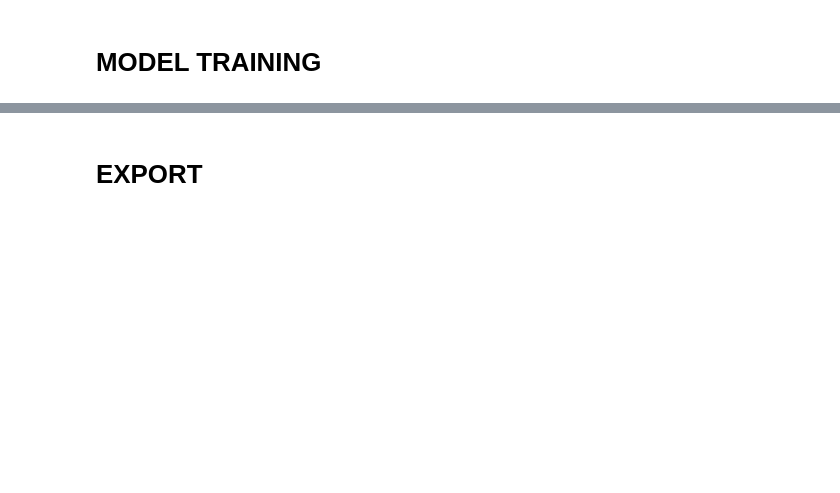
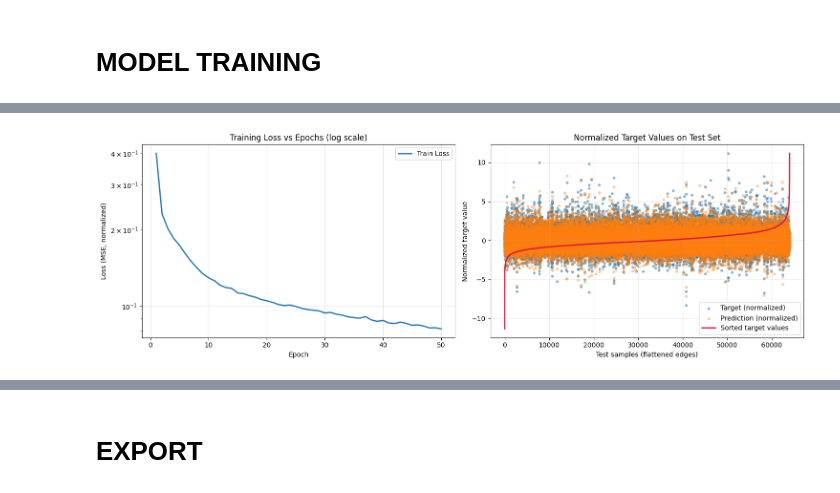
Before and after one commit to Jasp3r16/thesis_generative_timber, a Jupyter notebook: c21_surrogate_model_training.ipynb, the cells around one changed output, grey strips where cells are left out. Saved outputs shown, nothing was run; the diff lists cells and outputs as text; code cells hidden in the pictures; blank space fills up the shorter version.

Commit message:
surrogate model training update met extra precisie en extra visuals for loss graphing

```diff
--- a/c21_surrogate_model_training.ipynb
+++ b/c21_surrogate_model_training.ipynb
@@ -22,7 +22,7 @@ print(f"Actieve dataset: {CSV_FILE}")
 # ============================================
 # WORKFLOW TOGGLE: Train from scratch OR use pre-trained model
 # ============================================
-USE_PRETRAINED = True  # Set to True to load a pre-trained model instead of training
+USE_PRETRAINED = False  # Set to True to load a pre-trained model instead of training
 PRETRAINED_MODEL_PREFIX = "data_4_0000"  # Change this to match your pre-trained model filename
 
 # Training runtime options (only used if USE_PRETRAINED=False)
@@ -246,6 +246,10 @@ TrussEdgeGNN(
 # %%
 from sklearn.metrics import r2_score
 import time
+
+# Initialize history containers so plotting works in both modes
+epoch_history = []
+train_loss_history = []
 
 # Skip training if using pre-trained model
 if USE_PRETRAINED:
@@ -263,7 +267,7 @@ else:
     # Mean Squared Error (MSE) is de standaard voor regressie (het voorspellen van continue getallen)
     criterion = torch.nn.MSELoss()
 
-    EPOCHS = 100
+    EPOCHS = 50
     # EPOCHS = 1000  # Voor langere training (pas aan op basis van je tijdslimiet)
     EVAL_EVERY = 10
     train_start_time = time.time()
@@ -309,6 +313,8 @@ else:
             total_loss += loss.item() * batch.num_graphs
 
         avg_train_loss = total_loss / len(train_dataset)
+        epoch_history.append(epoch + 1)
+        train_loss_history.append(avg_train_loss)
 
         # ==========================================
         # 3. DE EVALUATIE LOOP (Elke EVAL_EVERY epochs)
@@ -342,0 +359,77 @@ else:
+# %%
+# TRAINING VISUALS: Loss curve + normalized target distribution on test set
+import matplotlib.pyplot as plt
+import numpy as np
+import torch
+
+# Graceful fallbacks when cell is run in a fresh kernel
+epoch_history_local = globals().get("epoch_history", [])
+train_loss_history_local = globals().get("train_loss_history", [])
+
+fig, axes = plt.subplots(1, 2, figsize=(15, 5))
+
+# 1) Loss vs Epochs (log scale for readability)
+ax = axes[0]
+if len(epoch_history_local) > 0 and len(train_loss_history_local) > 0:
+    ax.plot(epoch_history_local, train_loss_history_local, color='tab:blue', linewidth=2, label='Train Loss')
+    ax.set_yscale('log')
+    ax.set_title('Training Loss vs Epochs (log scale)')
+    ax.set_xlabel('Epoch')
+    ax.set_ylabel('Loss (MSE, normalized)')
+    ax.grid(True, alpha=0.3)
+    ax.legend()
+else:
+    ax.text(0.5, 0.5, 'No training history in memory\nRun training cell first', ha='center', va='center')
+    ax.set_title('Training Loss vs Epochs')
+    ax.set_xlabel('Epoch')
+    ax.set_ylabel('Loss (MSE, normalized)')
+    ax.grid(True, alpha=0.3)
+
+# 2) Normalized target values vs test sample index + sorted target line
+required = ['model', 'test_loader', 'device']
+if all(name in globals() for name in required):
+    model.eval()
+    all_test_targets_scaled = []
+    all_test_preds_scaled = []
+
+    with torch.no_grad():
+        for batch in test_loader:
+            batch = batch.to(device, non_blocking=True)
+            out = model(batch.x, batch.edge_index)
+            all_test_targets_scaled.append(batch.y_edge.detach().cpu().numpy().reshape(-1))
+            all_test_preds_scaled.append(out.detach().cpu().numpy().reshape(-1))
+
+    if len(all_test_targets_scaled) > 0:
+        target_values = np.concatenate(all_test_targets_scaled)
+        pred_values = np.concatenate(all_test_preds_scaled)
+        sample_idx = np.arange(target_values.shape[0])
+
+        ax = axes[1]
+        ax.scatter(sample_idx, target_values, s=10, alpha=0.45, color='tab:blue', label='Target (normalized)')
+        ax.scatter(sample_idx, pred_values, s=10, alpha=0.35, color='tab:orange', label='Prediction (normalized)')
+        ax.plot(sample_idx, np.sort(target_values), color='crimson', linewidth=2, label='Sorted target values')
+        ax.set_title('Normalized Target Values on Test Set')
+        ax.set_xlabel('Test samples (flattened edges)')
+        ax.set_ylabel('Normalized target value')
+        ax.grid(True, alpha=0.3)
+        ax.legend()
+    else:
+        axes[1].text(0.5, 0.5, 'No test batches available', ha='center', va='center')
+        axes[1].set_title('Normalized Target Values on Test Set')
+        axes[1].set_xlabel('Test samples (flattened edges)')
+        axes[1].set_ylabel('Normalized target value')
+        axes[1].grid(True, alpha=0.3)
+else:
+    axes[1].text(0.5, 0.5, 'Missing model/test data in memory\nRun setup + training cells first', ha='center', va='center')
+    axes[1].set_title('Normalized Target Values on Test Set')
+    axes[1].set_xlabel('Test samples (flattened edges)')
+    axes[1].set_ylabel('Normalized target value')
+    axes[1].grid(True, alpha=0.3)
+
+plt.tight_layout()
+training_visuals_fig = fig  # Capture figure reference for evaluation export
+plt.show()
+
+print('✅ Training visualizations generated.')
+# %% [output]
+[figure, added]
```
Also changed, not shown: parts of 8 cells of this notebook, 1 other file.
